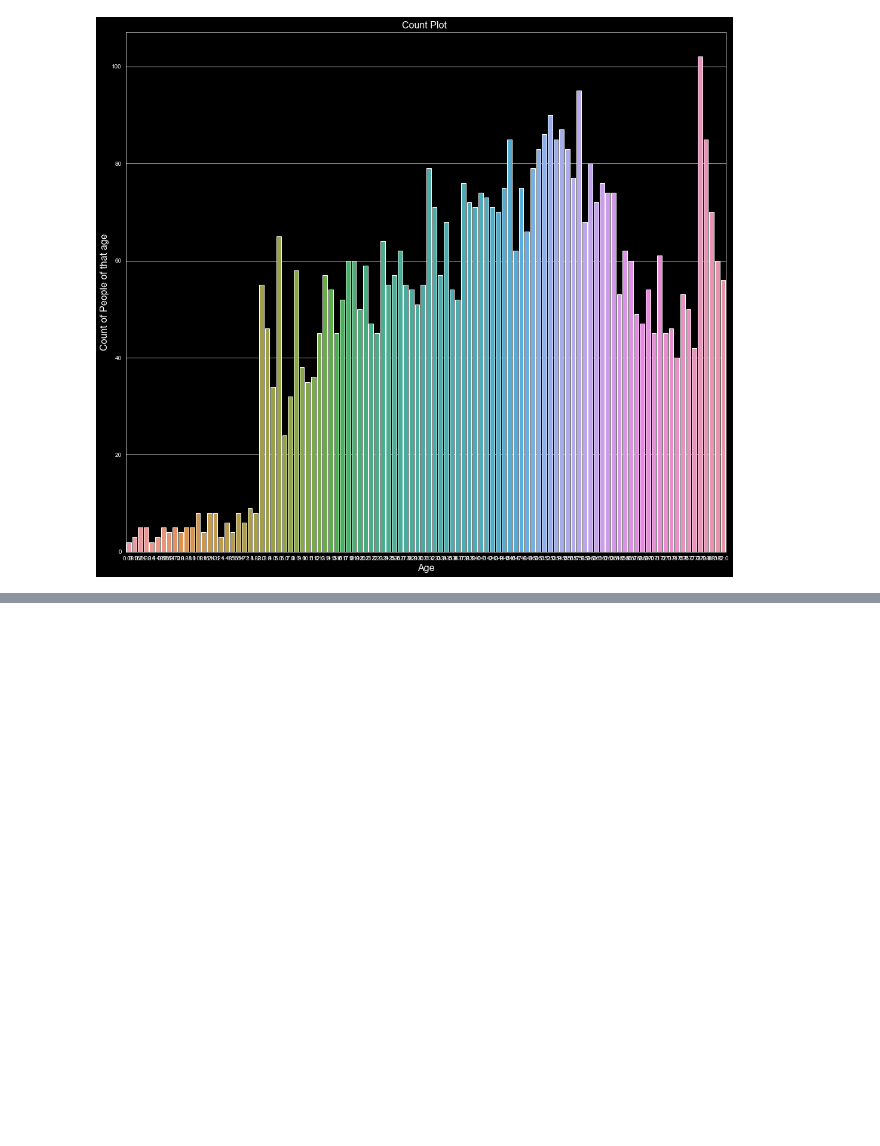
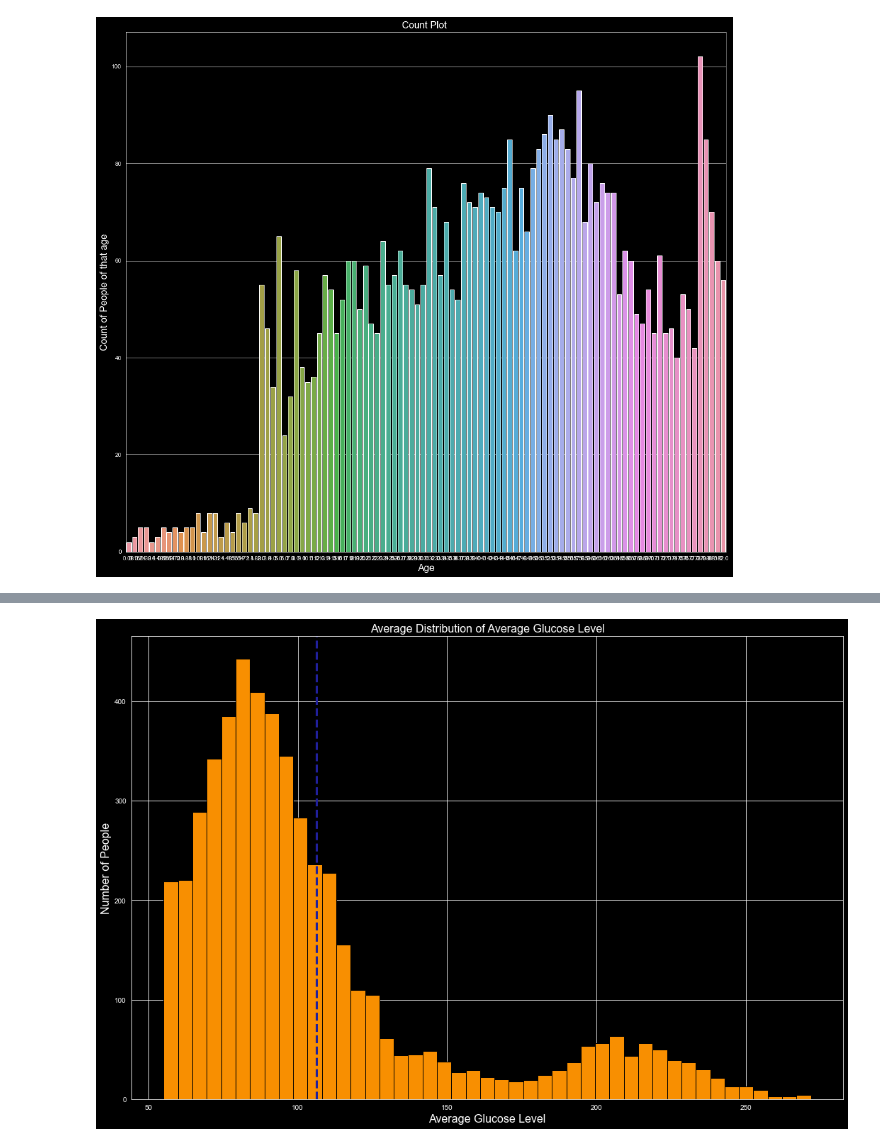
Before and after one commit to CaptAlpha/StrokePrediction-EDA, a Jupyter notebook: stroke_pred.ipynb, the cells around one changed output, grey strips where cells are left out. Drawn from its saved outputs; the diff is of its cells as text; code cells hidden in the pictures; blank space fills up the shorter version.

Commit message:
Added Histogram Plot for Average Glucose Level

```diff
--- a/stroke_pred.ipynb
+++ b/stroke_pred.ipynb
@@ -164,0 +165,11 @@ plt.show()
+# %%
+plt.figure(figsize=(18,12))
+plt.hist(df.avg_glucose_level , bins = 45, ec = 'black', color = '#f88f01')
+plt.xlabel('Average Glucose Level', fontsize=16)
+plt.ylabel('Number of People', fontsize=16)
+plt.title('Average Distribution of Average Glucose Level', fontsize=16)
+plt.axvline(df['avg_glucose_level'].mean(), color='#21209c', linestyle='dashed', linewidth=3, label='Average Price of House in a block')
+plt.show()
+plt.style.use('dark_background')
+# %% [output]
+[figure, added]
```
Also changed, not shown: parts of 1 cell of this notebook.
